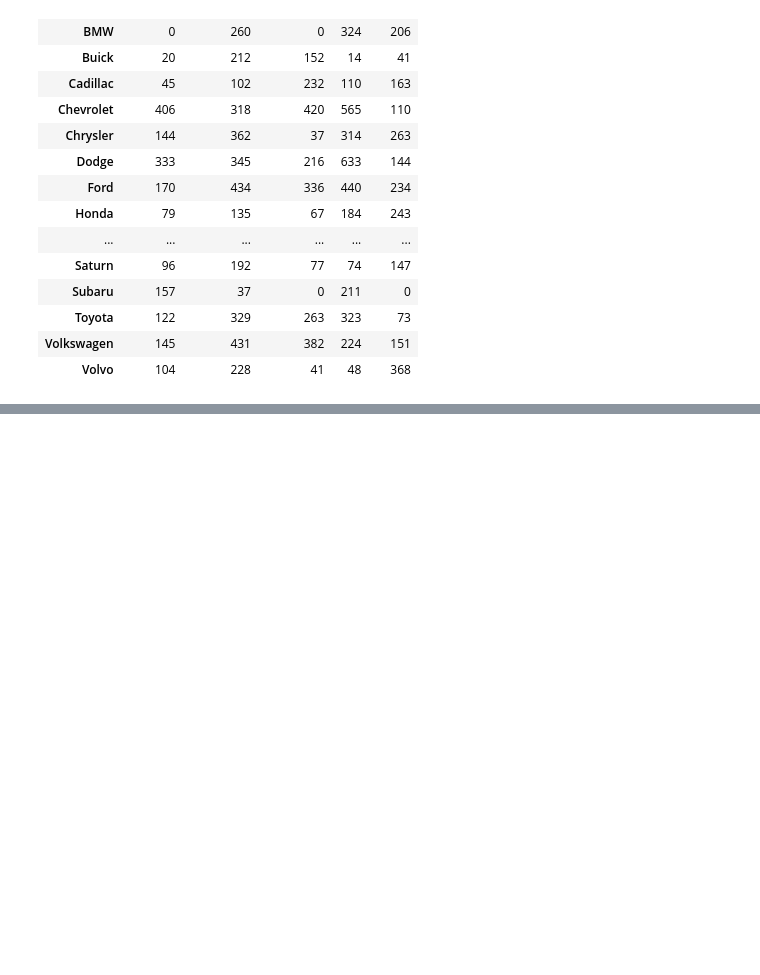
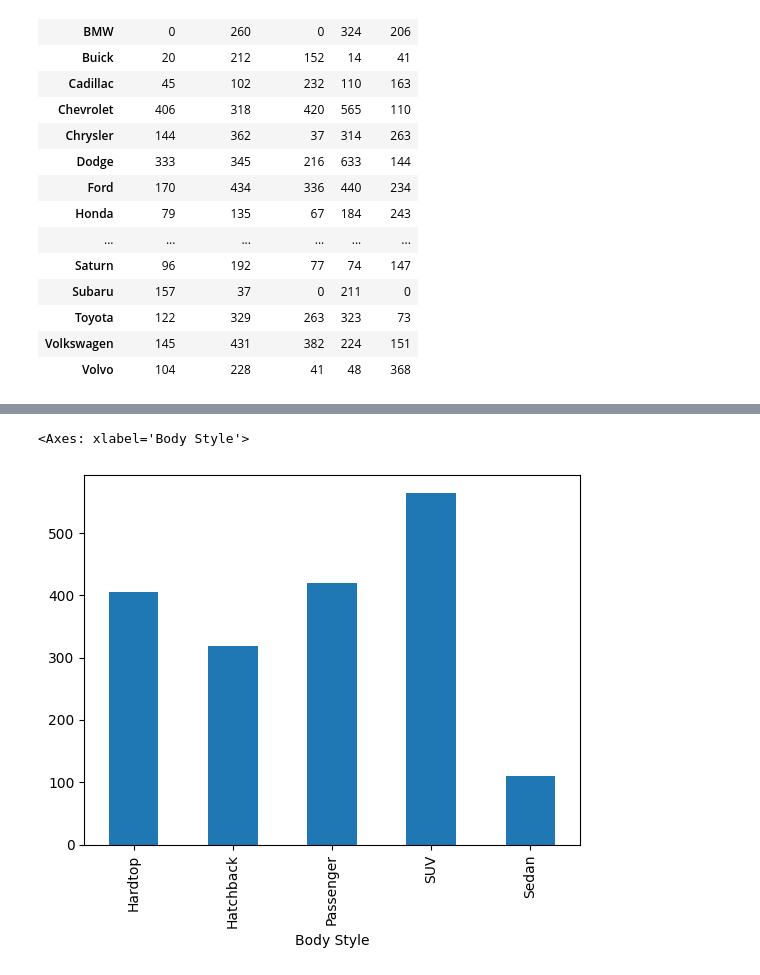
Before and after one commit to leolion023/Travis_Helton_car_sales, a Jupyter notebook: src/Notebooks/car_sales.ipynb, the cells around one changed output, grey strips where cells are left out. Cells and saved outputs as stored; diff of their text form; code cells hidden in the pictures; blank space fills up the shorter version.

```diff
--- a/src/Notebooks/car_sales.ipynb
+++ b/src/Notebooks/car_sales.ipynb
@@ -183,0 +201,7 @@ pivot_company_maker.plot(kind='bar',stacked=True,figsize=(20,10))
+# %%
+BS_Chev = pivot_maker_style.loc['Chevrolet']
+# %%
+BS_Chev.plot(kind='bar')
+# %% [output]
+<Axes: xlabel='Body Style'>
+[figure, added]
```
Also changed, not shown: parts of 5 cells of this notebook.
